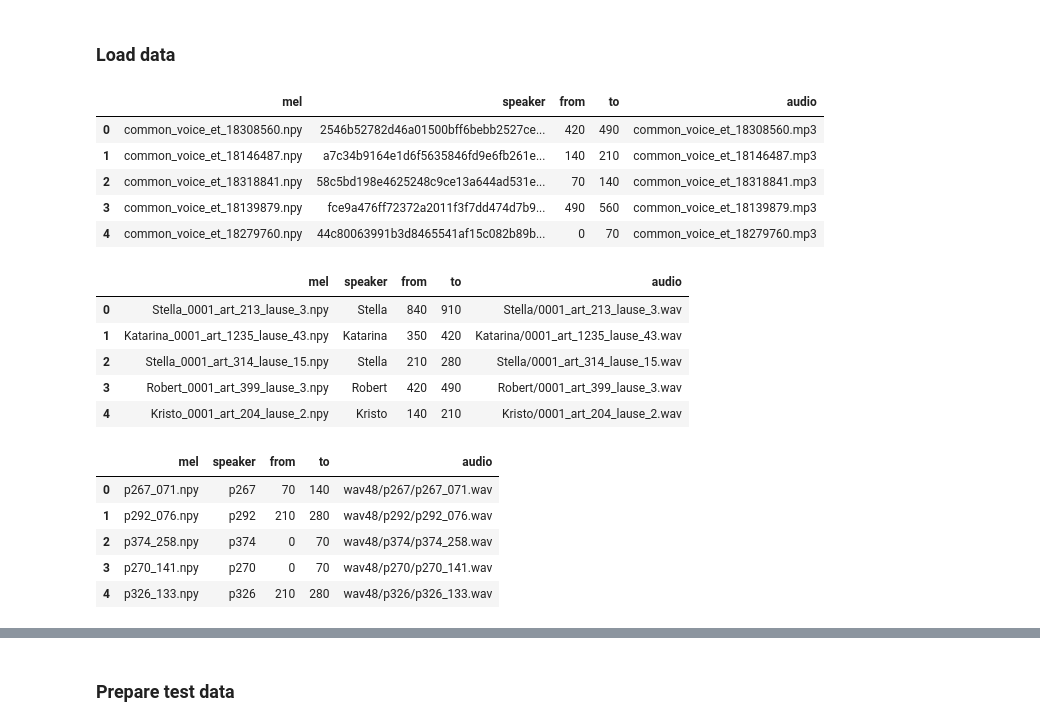
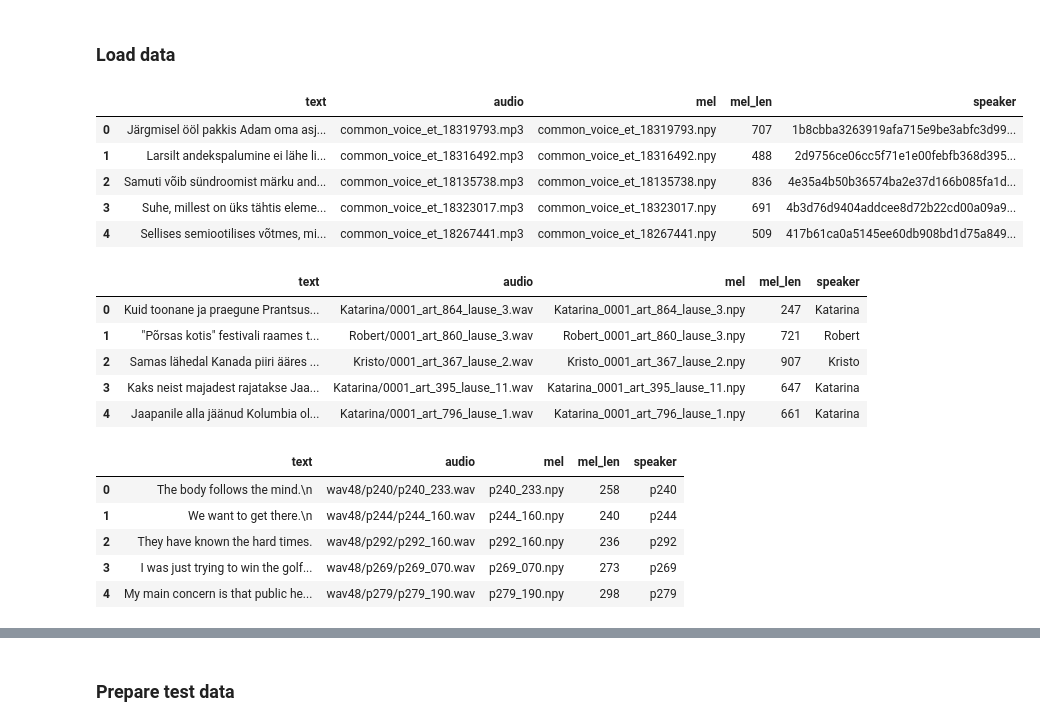
Before and after one commit to GeronimoOM/multi-speaker-tacotron2, a Jupyter notebook: speaker_encoder.ipynb, the cells around one changed output, grey strips where cells are left out. Drawn from its saved outputs; the diff is of its cells as text; code cells hidden in the pictures.

```diff
--- a/speaker_encoder.ipynb
+++ b/speaker_encoder.ipynb
@@ -74,39 +77,39 @@ stft = init_stft(hparams)
 # %% [markdown]
 ### Load data
 # %%
-test_common_voice = pd.read_csv('/Users/olehmatsuk/Thesis/data_files/common_voice_fragments_test.csv')
+test_common_voice = pd.read_csv('/Users/olehmatsuk/Thesis/data_files/new/common_voice_test.csv')
 test_common_voice.head()
 # %% [output]
-|  | mel | speaker | from | to | audio |
-| 0 | common_voice_et_18308560.npy | 2546b52782d46a01500bff6bebb2527ce... | 420 | 490 | common_voice_et_18308560.mp3 |
-| 1 | common_voice_et_18146487.npy | a7c34b9164e1d6f5635846fd9e6fb261e... | 140 | 210 | common_voice_et_18146487.mp3 |
-| 2 | common_voice_et_18318841.npy | 58c5bd198e4625248c9ce13a644ad531e... | 70 | 140 | common_voice_et_18318841.mp3 |
-| 3 | common_voice_et_18139879.npy | fce9a476ff72372a2011f3f7dd474d7b9... | 490 | 560 | common_voice_et_18139879.mp3 |
-| 4 | common_voice_et_18279760.npy | 44c80063991b3d8465541af15c082b89b... | 0 | 70 | common_voice_et_18279760.mp3 |
+|  | text | audio | mel | mel_len | speaker |
+| 0 | Järgmisel ööl pakkis Adam oma asj... | common_voice_et_18319793.mp3 | common_voice_et_18319793.npy | 707 | 1b8cbba3263919afa715e9be3abfc3d99... |
+| 1 | Larsilt andekspalumine ei lähe li... | common_voice_et_18316492.mp3 | common_voice_et_18316492.npy | 488 | 2d9756ce06cc5f71e1e00febfb368d395... |
+| 2 | Samuti võib sündroomist märku and... | common_voice_et_18135738.mp3 | common_voice_et_18135738.npy | 836 | 4e35a4b50b36574ba2e37d166b085fa1d... |
+| 3 | Suhe, millest on üks tähtis eleme... | common_voice_et_18323017.mp3 | common_voice_et_18323017.npy | 691 | 4b3d76d9404addcee8d72b22cd00a09a9... |
+| 4 | Sellises semiootilises võtmes, mi... | common_voice_et_18267441.mp3 | common_voice_et_18267441.npy | 509 | 417b61ca0a5145ee60db908bd1d75a849... |
 # %%
 konekorpus_speakers = ["Meelis_Kompus", "Tarmo_Maiberg", "Birgit_Itse", "Vallo_Kelmsaar", "Indrek_Kiisler",
                        "Tõnu_Karjatse", "Kai_Vare", "Katarina", "Kristo", "Robert", "Stella"]
 
-test_konekorpus = pd.read_csv('/Users/olehmatsuk/Thesis/data_files/konekorpus_fragments_test.csv')
+test_konekorpus = pd.read_csv('/Users/olehmatsuk/Thesis/data_files/new/konekorpus_test.csv')
 test_konekorpus['speaker'] = test_konekorpus['speaker'].apply(lambda s: konekorpus_speakers[s])
 test_konekorpus.head()
 # %% [output]
-|  | mel | speaker | from | to | audio |
-| 0 | Stella_0001_art_213_lause_3.npy | Stella | 840 | 910 | Stella/0001_art_213_lause_3.wav |
-| 1 | Katarina_0001_art_1235_lause_43.npy | Katarina | 350 | 420 | Katarina/0001_art_1235_lause_43.wav |
-| 2 | Stella_0001_art_314_lause_15.npy | Stella | 210 | 280 | Stella/0001_art_314_lause_15.wav |
-| 3 | Robert_0001_art_399_lause_3.npy | Robert | 420 | 490 | Robert/0001_art_399_lause_3.wav |
-| 4 | Kristo_0001_art_204_lause_2.npy | Kristo | 140 | 210 | Kristo/0001_art_204_lause_2.wav |
+|  | text | audio | mel | mel_len | speaker |
+| 0 | Kuid toonane ja praegune Prantsus... | Katarina/0001_art_864_lause_3.wav | Katarina_0001_art_864_lause_3.npy | 247 | Katarina |
+| 1 | "Põrsas kotis" festivali raames t... | Robert/0001_art_860_lause_3.wav | Robert_0001_art_860_lause_3.npy | 721 | Robert |
+| 2 | Samas lähedal Kanada piiri ääres ... | Kristo/0001_art_367_lause_2.wav | Kristo_0001_art_367_lause_2.npy | 907 | Kristo |
+| 3 | Kaks neist majadest rajatakse Jaa... | Katarina/0001_art_395_lause_11.wav | Katarina_0001_art_395_lause_11.npy | 647 | Katarina |
+| 4 | Jaapanile alla jäänud Kolumbia ol... | Katarina/0001_art_796_lause_1.wav | Katarina_0001_art_796_lause_1.npy | 661 | Katarina |
 # %%
-test_vctk = pd.read_csv('/Users/olehmatsuk/Thesis/data_files/vctk_fragments_test.csv')
+test_vctk = pd.read_csv('/Users/olehmatsuk/Thesis/data_files/new/vctk_test.csv')
 test_vctk.head()
 # %% [output]
-|  | mel | speaker | from | to | audio |
-| 0 | p267_071.npy | p267 | 70 | 140 | wav48/p267/p267_071.wav |
-| 1 | p292_076.npy | p292 | 210 | 280 | wav48/p292/p292_076.wav |
-| 2 | p374_258.npy | p374 | 0 | 70 | wav48/p374/p374_258.wav |
-| 3 | p270_141.npy | p270 | 0 | 70 | wav48/p270/p270_141.wav |
-| 4 | p326_133.npy | p326 | 210 | 280 | wav48/p326/p326_133.wav |
+|  | text | audio | mel | mel_len | speaker |
+| 0 | The body follows the mind.\n | wav48/p240/p240_233.wav | p240_233.npy | 258 | p240 |
+| 1 | We want to get there.\n | wav48/p244/p244_160.wav | p244_160.npy | 240 | p244 |
+| 2 | They have known the hard times. | wav48/p292/p292_160.wav | p292_160.npy | 236 | p292 |
+| 3 | I was just trying to win the golf... | wav48/p269/p269_070.wav | p269_070.npy | 273 | p269 |
+| 4 | My main concern is that public he... | wav48/p279/p279_190.wav | p279_190.npy | 298 | p279 |
 # %%
 test_common_voice.shape, test_konekorpus.shape, test_vctk.shape
 # %% [output]
```
Also changed, not shown: parts of 28 cells of this notebook, 7 other files.
